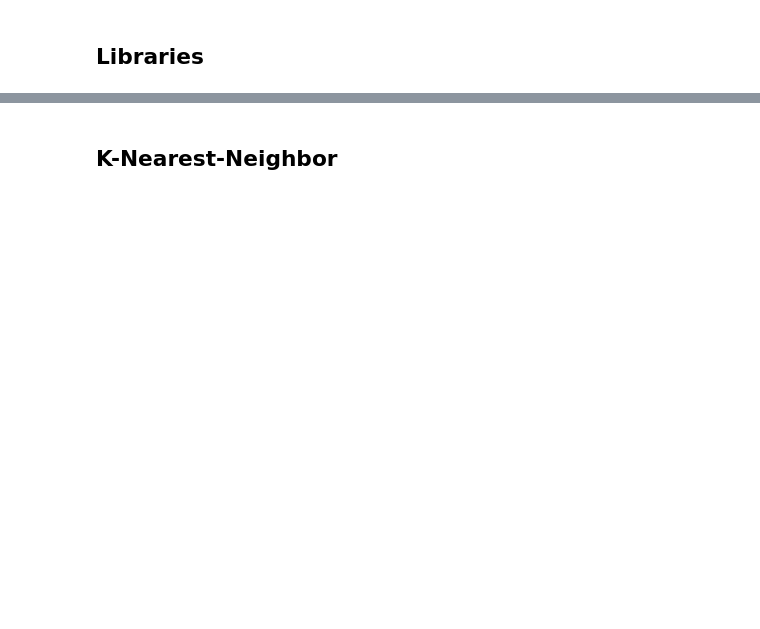
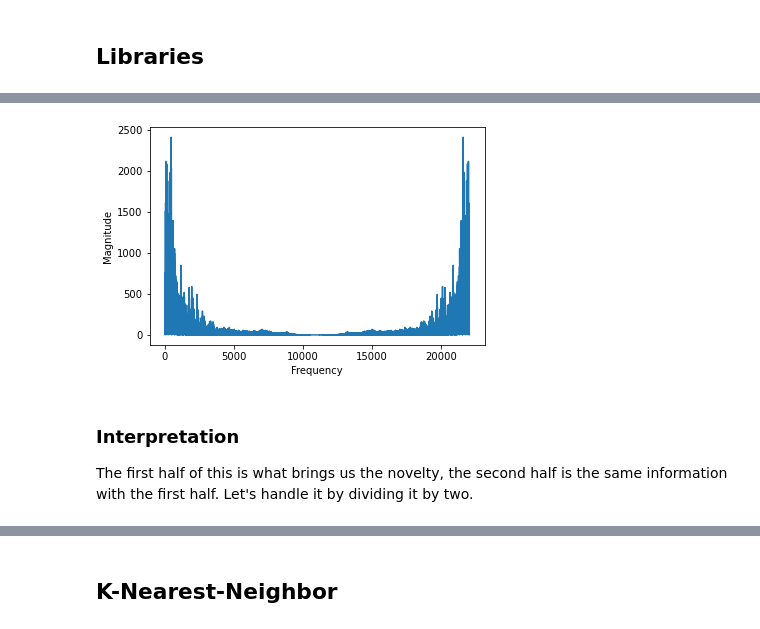
Before and after one commit to mrilyaskarimov/ADA-GW, a Jupyter notebook: Music_Genre_Classification/Music Genre Detection Using Deep Learning.ipynb, the cells around one changed output, grey strips where cells are left out. Drawn from its saved outputs; the diff is of its cells as text; code cells hidden in the pictures; blank space fills up the shorter version.

```diff
--- a/Music_Genre_Classification/Music Genre Detection Using Deep Learning.ipynb
+++ b/Music_Genre_Classification/Music Genre Detection Using Deep Learning.ipynb
@@ -63,0 +90,16 @@ import operator
+# %%
+fft = np.fft.fft(signal)
+
+magnitude = np.abs(fft) # indication of contribution of each frequency to the overall sound
+frequency = np.linspace(0, sr, len(magnitude)) #gives a number of evenly spaced numbers in an interval.
+# Frequency interval is here 0 HZ and sample rate. Number of evenly paced values we want which is the length of magnitude
+# %%
+plt.plot(frequency, magnitude)
+plt.xlabel("Frequency")
+plt.ylabel("Magnitude")
+plt.show()
+# %% [output]
+[figure, added]
+# %% [markdown]
+### Interpretation
+The first half of this is what brings us the novelty, the second half is the same information with the first half. Let's handle it by dividing it by two.
```
Also changed, not shown: parts of 33 cells of this notebook, 4 other files.
